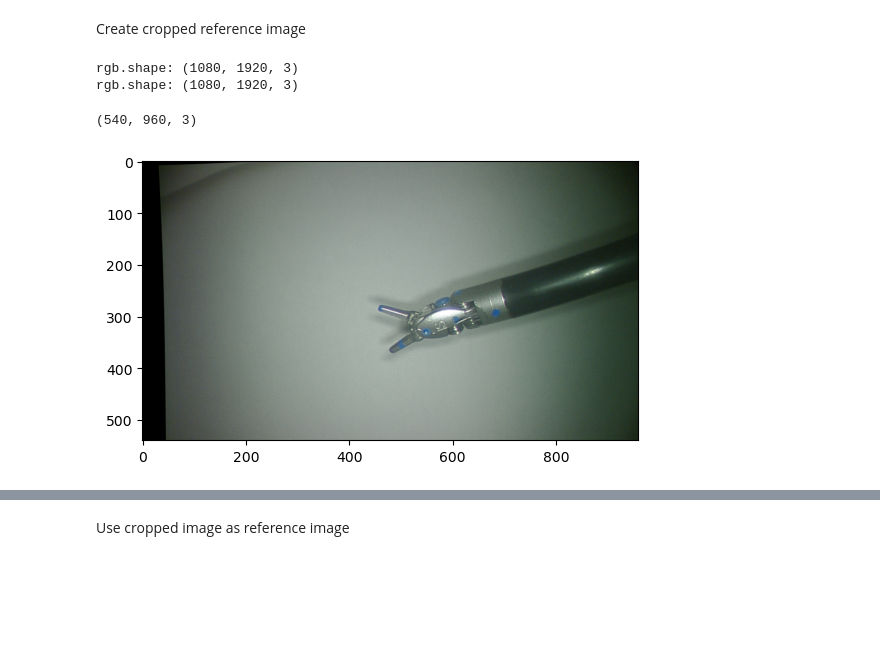
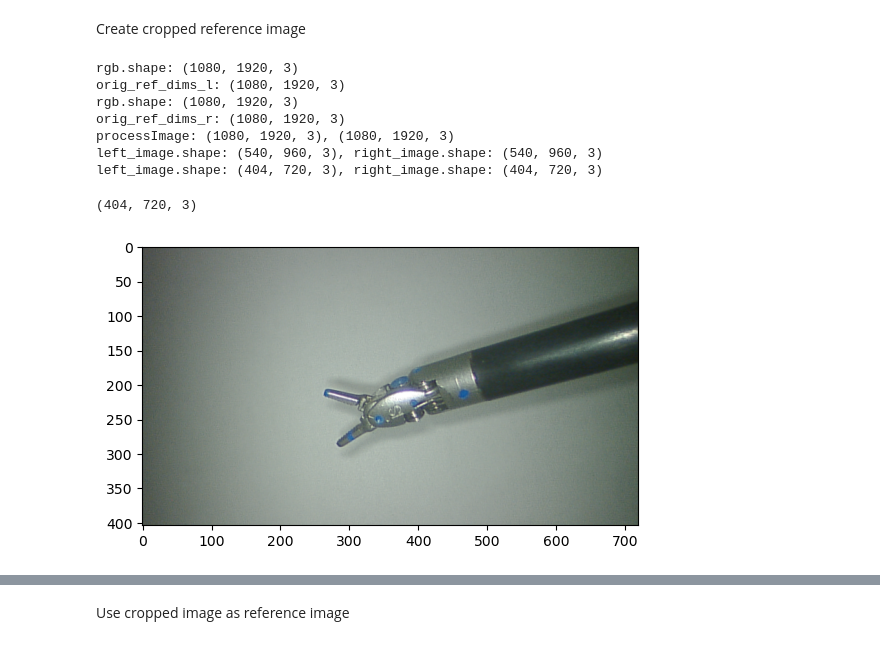
Before and after one commit to ucsdarclab/surgical_tool_tracking, a Jupyter notebook: kornia_dev/scratch.ipynb, the cells around one changed output, grey strips where cells are left out. Drawn from its saved outputs; the diff is of its cells as text; code cells hidden in the pictures; blank space fills up the shorter version.

```diff
--- a/kornia_dev/scratch.ipynb
+++ b/kornia_dev/scratch.ipynb
@@ -237,16 +237,11 @@ plot_color_line_matches([matched_lines1, matched_lines2], lw=2)
 Create cropped reference image
 # %%
 import time
-#import rospy
 import cv2
 import kornia as K
 import kornia.feature as KF
 import pandas as pd
 import matplotlib.pyplot as plt
-
-#from sensor_msgs.msg import Image, JointState
-#from message_filters import ApproximateTimeSynchronizer, Subscriber
-
 import os
 import sys
 
@@ -261,6 +256,7 @@ robot_file    = './../../journal_dataset/LND.json'
 camera_file   = './../../journal_dataset/camera_calibration.yaml'
 hand_eye_file = './../../journal_dataset/handeye.yaml'
 
+'''
 # crop parameters
 orig_ref_dims = np.load('orig_ref_dims.npy')
 crop_ref_dims = np.load('crop_ref_dims.npy') # array([ 720, 1280])
@@ -313,9 +309,10 @@ kornia_params = {
     'use_line_intensities_only': False,
     'line_intensities_to_polar': True
 }
+'''
 
 robot_arm = RobotLink(robot_file, use_dh_offset=False) # position / orientation in Meters
-cam = StereoCamera(camera_file, rectify = True, orig_ref_dims = orig_ref_dims, crop_ref_dims = crop_ref_dims)
+cam = StereoCamera(camera_file, rectify = True, orig_ref_dims = (540, 960), crop_ref_dims = (405, 720))
 
 # Load hand-eye transform
 # originally in M
@@ -323,36 +320,43 @@ f = open(hand_eye_file)
 hand_eye_data = yaml.load(f, Loader=yaml.FullLoader)
 
 cam_T_b = np.eye(4)
 cam_T_b[:-1, -1] = np.array(hand_eye_data['PSM1_tvec'])/1000.0 # convert to mm
 cam_T_b[:-1, :-1] = axisAngleToRotationMatrix(hand_eye_data['PSM1_rvec'])
 
 # image processing functions
 def raw_string_to_rgb(raw_string):
     byte_string = raw_string[2:-1].encode('latin1')
     escaped_string = byte_string.decode('unicode_escape')
     byte_string = escaped_string.encode('latin1')
     nparr = np.fromstring(byte_string, np.uint8)
     rgb = nparr.reshape((1080, 1920, -1))
     print('rgb.shape: {}'.format(rgb.shape))
     return rgb
 
 # read first image from left_cam
 data = pd.read_csv('../../journal_dataset/stereo-left-image.csv', nrows = 1)
 raw_string = data['data'][0]
 rgb_l = raw_string_to_rgb(raw_string = raw_string) # 1080 x 1920 x 3 (RGB) uint8 ndarray [0, 255]
 orig_ref_dims_l = rgb_l.shape
+print('orig_ref_dims_l: {}'.format(orig_ref_dims_l))
 
 # read first image from right_cam
-data = pd.read_csv('../../journal_dataset/stereo-right-image.csv', nrows = 1)
-raw_string = data['data'][0]
+data = pd.read_csv('../../journal_dataset/stereo-right-image.csv', nrows = 15)
+raw_string = data['data'][10]
 rgb_r = raw_string_to_rgb(raw_string = raw_string) # 1080 x 1920 x 3 (RGB) uint8 ndarray [0, 255]
 orig_ref_dims_r = rgb_r.shape
+print('orig_ref_dims_r: {}'.format(orig_ref_dims_l))
 
 new_left_img, new_right_img = cam.processImage(rgb_l, rgb_r)
-plt.imshow(new_left_img)
-new_left_img.shape
+plt.imshow(new_right_img)
+new_right_img.shape
 # %% [output]
 rgb.shape: (1080, 1920, 3)
+orig_ref_dims_l: (1080, 1920, 3)
 rgb.shape: (1080, 1920, 3)
+orig_ref_dims_r: (1080, 1920, 3)
+processImage: (1080, 1920, 3), (1080, 1920, 3)
+left_image.shape: (540, 960, 3), right_image.shape: (540, 960, 3)
+left_image.shape: (404, 720, 3), right_image.shape: (404, 720, 3)
-(540, 960, 3)
+(404, 720, 3)
-[figure, old version]
+[figure, new version]
```
Also changed, not shown: parts of 8 cells of this notebook, 13 other files.
